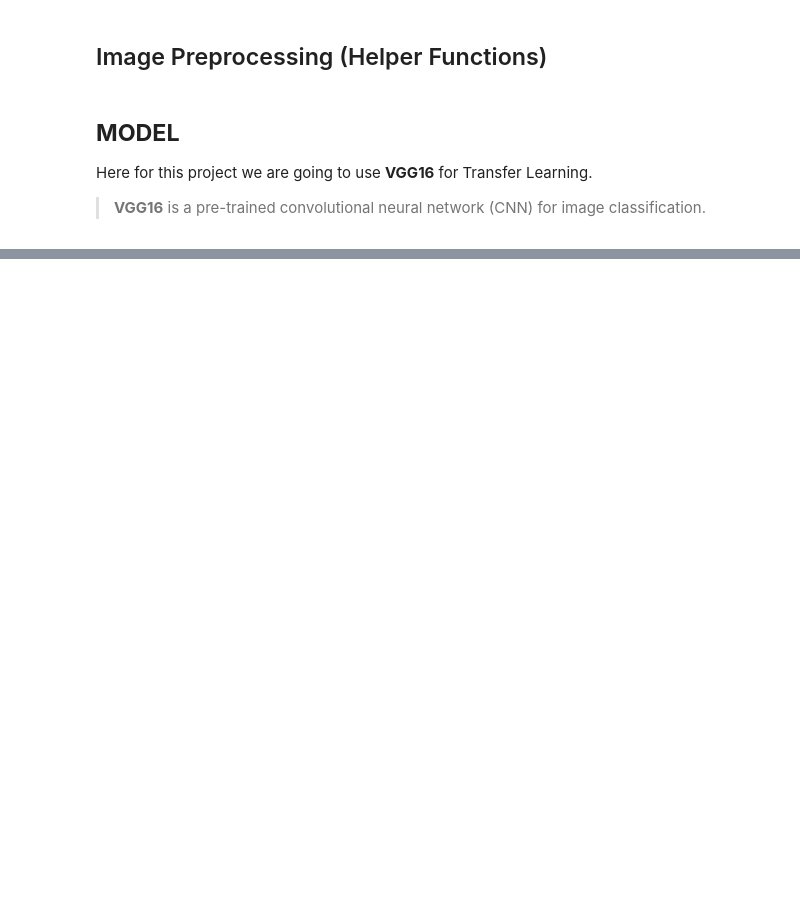
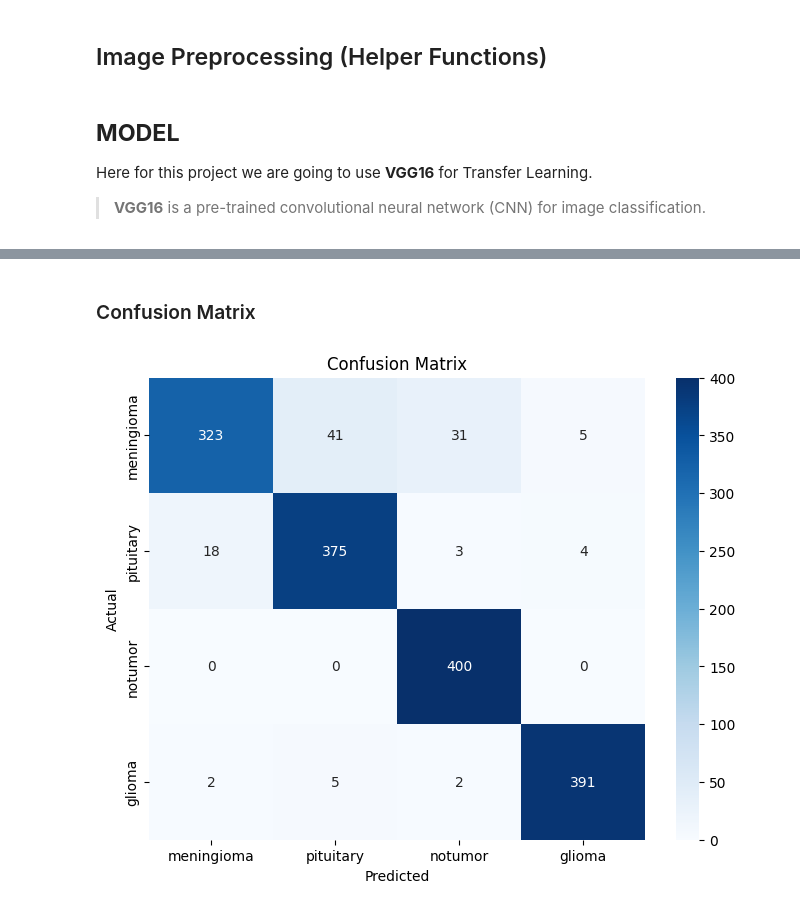
Before and after one commit to harmanbajwa2954/MRI_Brain_Tumor_Detection, a Jupyter notebook: Type_of_Brain_Tumor.ipynb, the cells around one changed output, grey strips where cells are left out. Cells and saved outputs as stored; diff of their text form; code cells hidden in the pictures; blank space fills up the shorter version.

Commit message:
brain_tumor_model

```diff
--- a/Type_of_Brain_Tumor.ipynb
+++ b/Type_of_Brain_Tumor.ipynb
@@ -169,0 +201,8 @@ history = model.fit(
+# %%
+test_images = open_images(test_paths)
+test_label_encoded = encode_label(test_labels)
+
+y_pred = model.predict(test_images)
+
+print('Classification Report:')
+print(classification_report(test_label_encoded, np.argmax(y_pred, axis=1)))
@@ -169,0 +222,13 @@ history = model.fit(
+# %% [markdown]
+### Confusion Matrix
+# %%
+conf_matrix = confusion_matrix(test_label_encoded, np.argmax(y_pred, axis=1))
+
+plt.figure(figsize=(8, 6))
+sns.heatmap(conf_matrix, annot=True, fmt='d', cmap='Blues', xticklabels=os.listdir(train_dir), yticklabels=os.listdir(train_dir))
+plt.xlabel('Predicted')
+plt.ylabel('Actual')
+plt.title('Confusion Matrix')
+plt.show()
+# %% [output]
+[figure, added]
```
Also changed, not shown: parts of 19 cells of this notebook.
